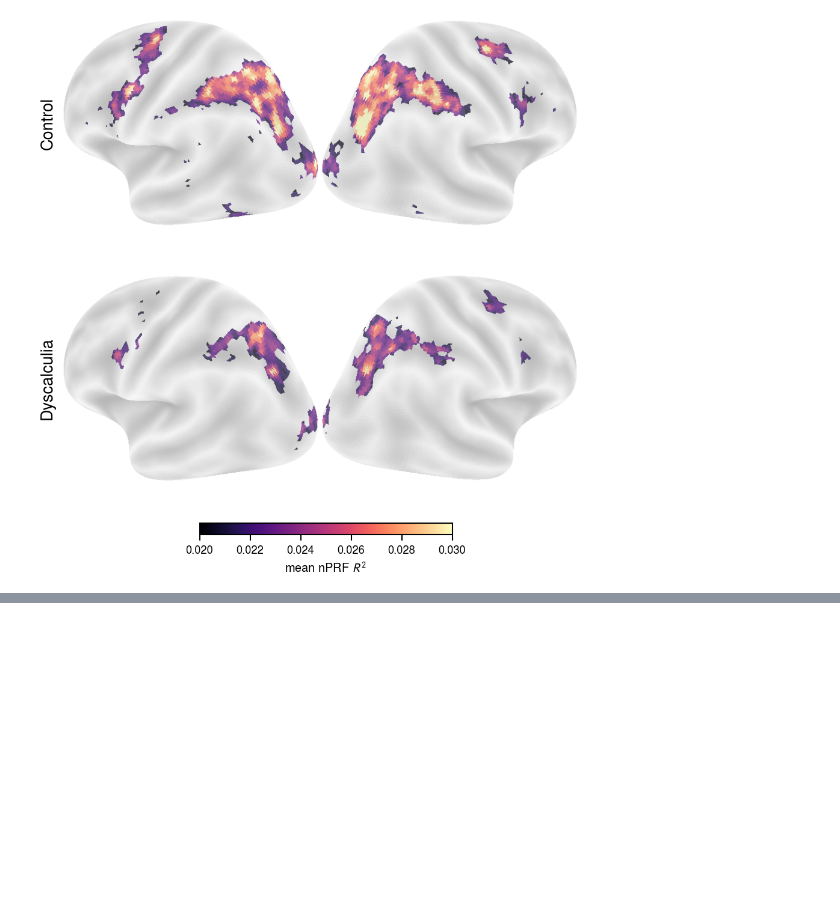
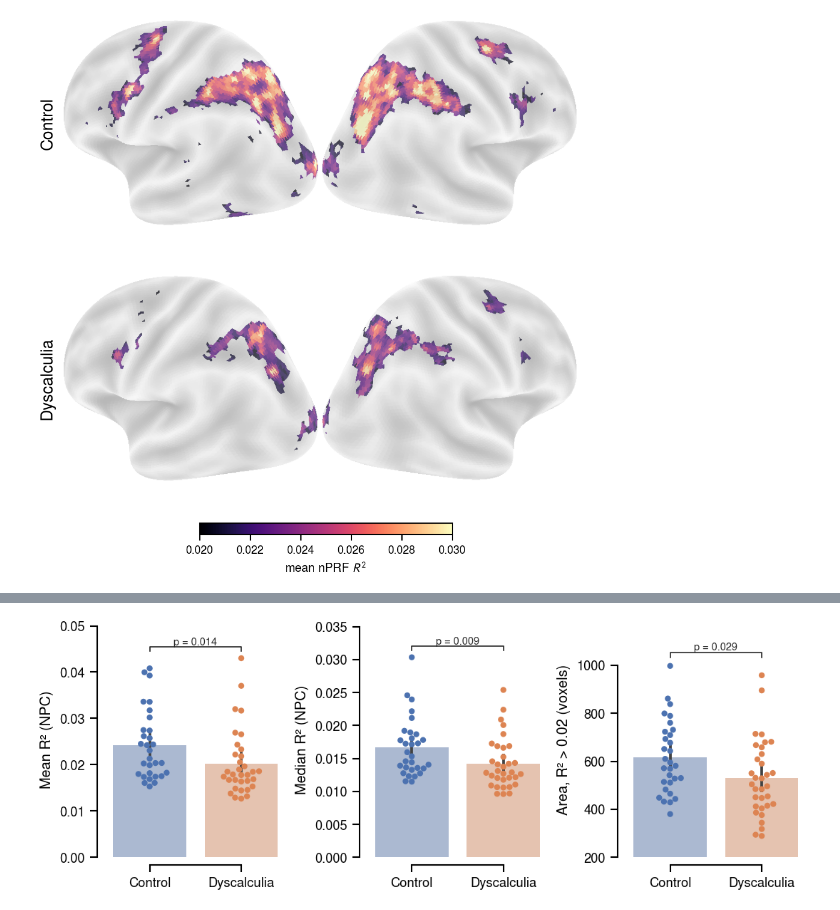
Before and after one commit to mrenke/parietal_patterns, a Jupyter notebook: prep_results/paperDD_neuralFig1.ipynb, the cells around one changed output, grey strips where cells are left out. Cells and saved outputs as stored; diff of their text form; code cells hidden in the pictures; blank space fills up the shorter version.

```diff
--- a/prep_results/paperDD_neuralFig1.ipynb
+++ b/prep_results/paperDD_neuralFig1.ipynb
@@ -234,0 +345,9 @@ plt.show()
+# %%
+df_t1_plot = df_t1.reset_index()
+df_t1_plot['group_label'] = df_t1_plot['group'].map(group_labels)
+
+stats_by_measure_t1 = {}
+for m in measures_t1:
+    stat, stats_term = between_group_comparison(df_t1, m, group_names=[0, 1])
+    stats_by_measure_t1[m] = (stat, stats_term)
+    print(f'{m}: {stats_term} = {stat.statistic:.2f}, p = {stat.pvalue:.3f}')
@@ -234,0 +372,20 @@ plt.show()
+# %%
+# Native-T1w companion to the fsaverage5 robustness-check figure above.
+ylabels_t1 = dict(ylabels)
+ylabels_t1[f'area(r2>{r2_area_thres})'] = f'Area, R² > {r2_area_thres} (voxels)'
+
+# zoomed y-axis for the area measure only, same rationale as the fsaverage5 panel:
+# its min (~289 voxels) is far from 0, so a from-zero axis wastes space
+ymins_t1 = {'mean_R2': None, 'median_R2': None, f'area(r2>{r2_area_thres})': 200}
+
+fig, axes = plt.subplots(1, 3, figsize=(7.25, 2.6), constrained_layout=True)
+
+for ax, m in zip(axes, measures_t1):
+    stat, stats_term = stats_by_measure_t1[m]
+    plot_group_comparison_panel(ax, df_t1_plot, m, ylabels_t1[m], stat, ymin=ymins_t1[m])
+
+sns.despine(fig=fig, offset=5, trim=True)
+fig.savefig(op.join(plot_folder, 'nPRF_R2_nativeT1_group_comparison_measures.pdf'))
+plt.show()
+# %% [output]
+[figure, added]
```
Also changed, not shown: parts of 15 cells of this notebook, 3 other files.
